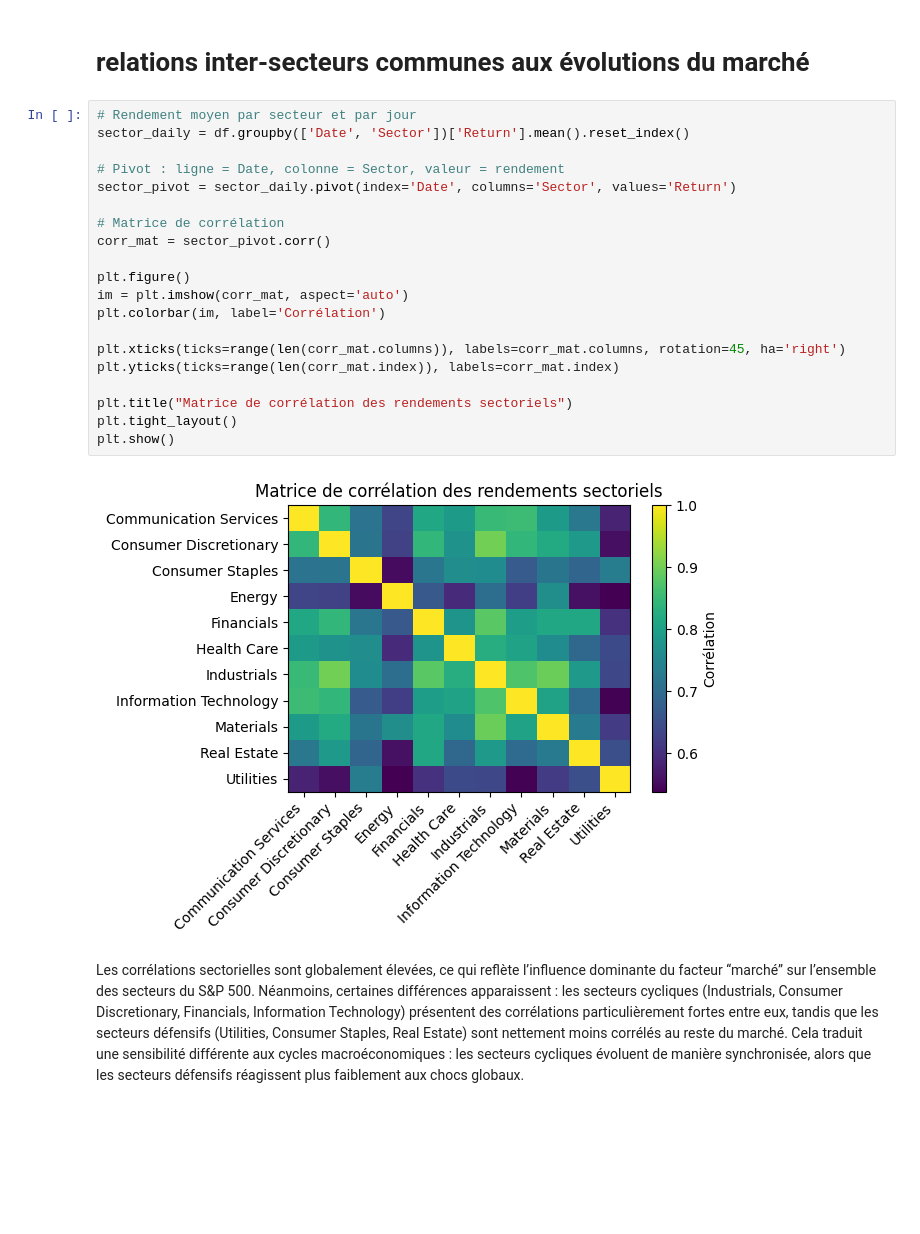
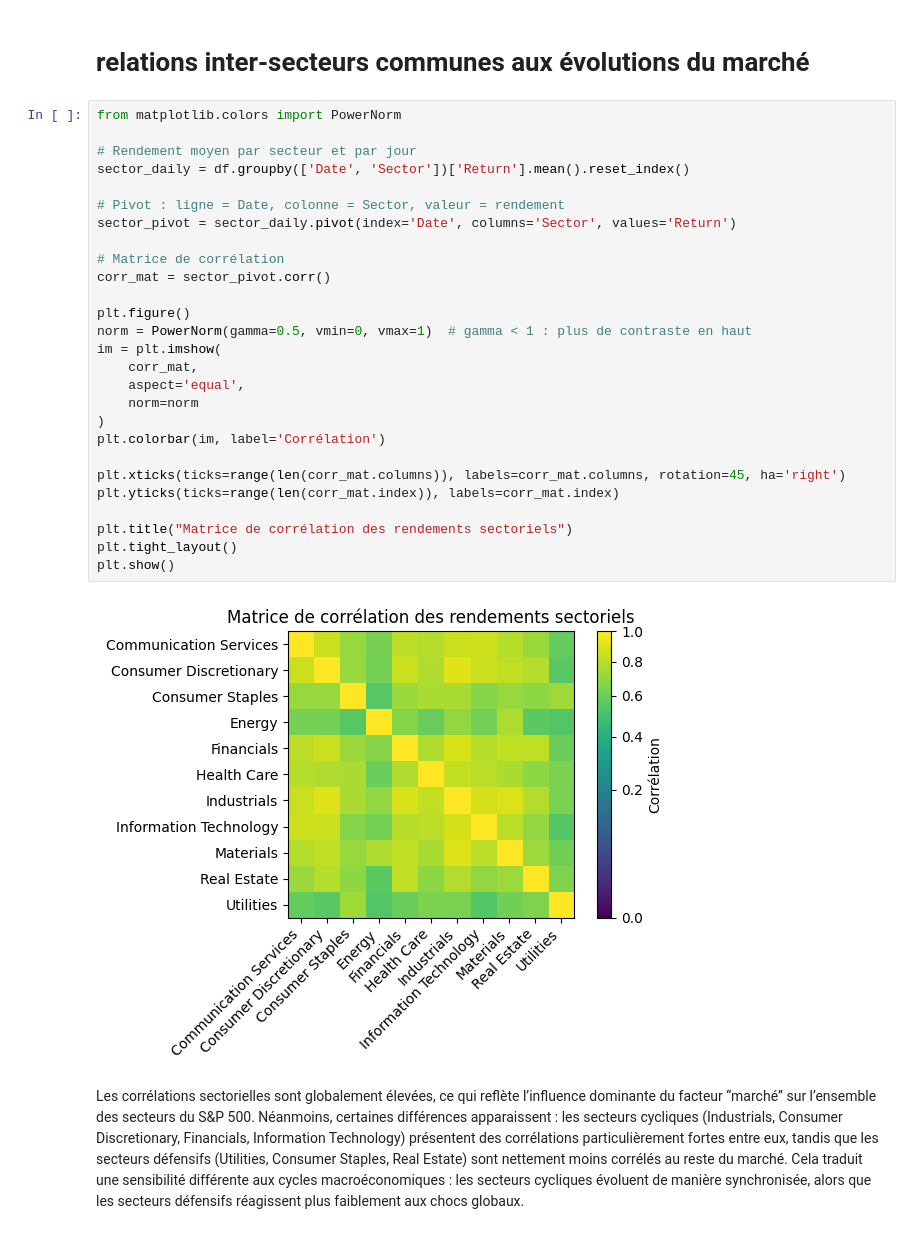
Before and after one commit to diabitbol/alpha-ranking-benchmark, a Jupyter notebook: description/description_2.ipynb, the cells around one changed output. Cells and saved outputs as stored; diff of their text form; blank space fills up the shorter version.

```diff
--- a/description/description_2.ipynb
+++ b/description/description_2.ipynb
@@ -162,27 +162,34 @@ Ce graphique montre ainsi que la volatilité n’est pas seulement différente e
 # %% [markdown]
 # relations inter-secteurs communes aux évolutions du marché
 # %%
+from matplotlib.colors import PowerNorm
+
 # Rendement moyen par secteur et par jour
 sector_daily = df.groupby(['Date', 'Sector'])['Return'].mean().reset_index()
 
 # Pivot : ligne = Date, colonne = Sector, valeur = rendement
 sector_pivot = sector_daily.pivot(index='Date', columns='Sector', values='Return')
 
 # Matrice de corrélation
 corr_mat = sector_pivot.corr()
 
 plt.figure()
-im = plt.imshow(corr_mat, aspect='auto')
+norm = PowerNorm(gamma=0.5, vmin=0, vmax=1)  # gamma < 1 : plus de contraste en haut
+im = plt.imshow(
+    corr_mat,
+    aspect='equal',
+    norm=norm
+)
 plt.colorbar(im, label='Corrélation')
 
 plt.xticks(ticks=range(len(corr_mat.columns)), labels=corr_mat.columns, rotation=45, ha='right')
 plt.yticks(ticks=range(len(corr_mat.index)), labels=corr_mat.index)
 
 plt.title("Matrice de corrélation des rendements sectoriels")
 plt.tight_layout()
 plt.show()
 # %% [output]
-[figure, old version]
+[figure, new version]
 # %% [markdown]
 Les corrélations sectorielles sont globalement élevées, ce qui reflète l’influence dominante du facteur “marché” sur l’ensemble des secteurs du S&P 500. Néanmoins, certaines différences apparaissent : les secteurs cycliques (Industrials, Consumer Discretionary, Financials, Information Technology) présentent des corrélations particulièrement fortes entre eux, tandis que les secteurs défensifs (Utilities, Consumer Staples, Real Estate) sont nettement moins corrélés au reste du marché. Cela traduit une sensibilité différente aux cycles macroéconomiques : les secteurs cycliques évoluent de manière synchronisée, alors que les secteurs défensifs réagissent plus faiblement aux chocs globaux.
 # %% [markdown]
```
Also changed, not shown: 1 other file.
